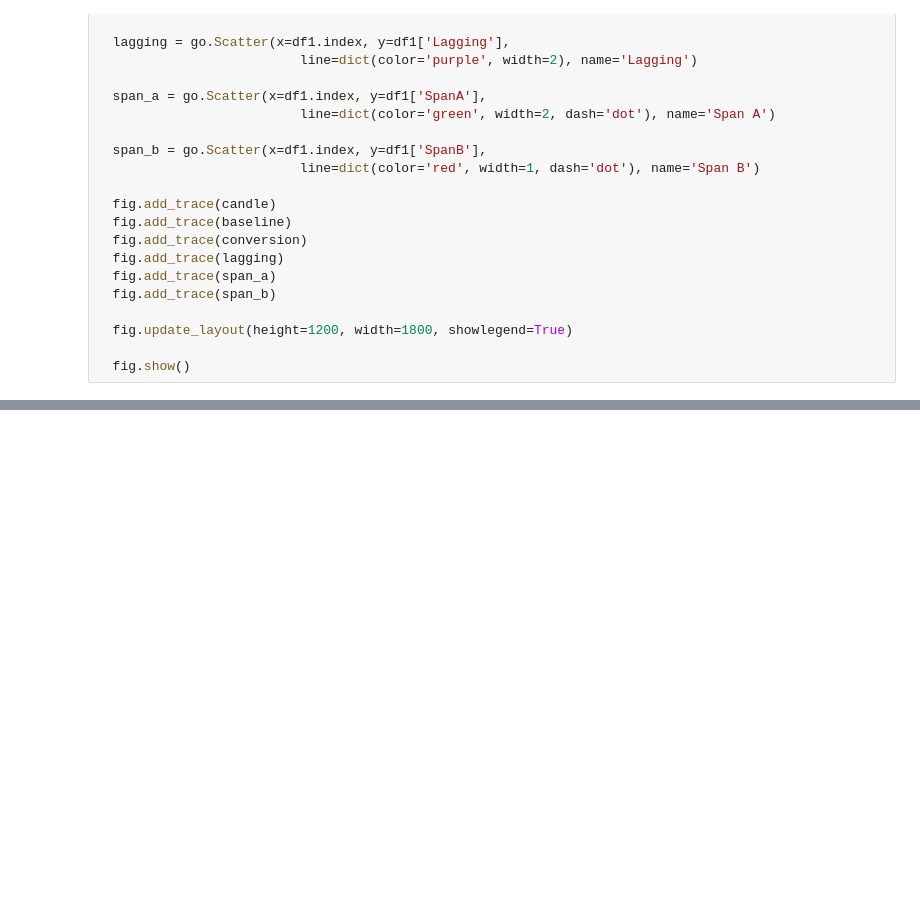
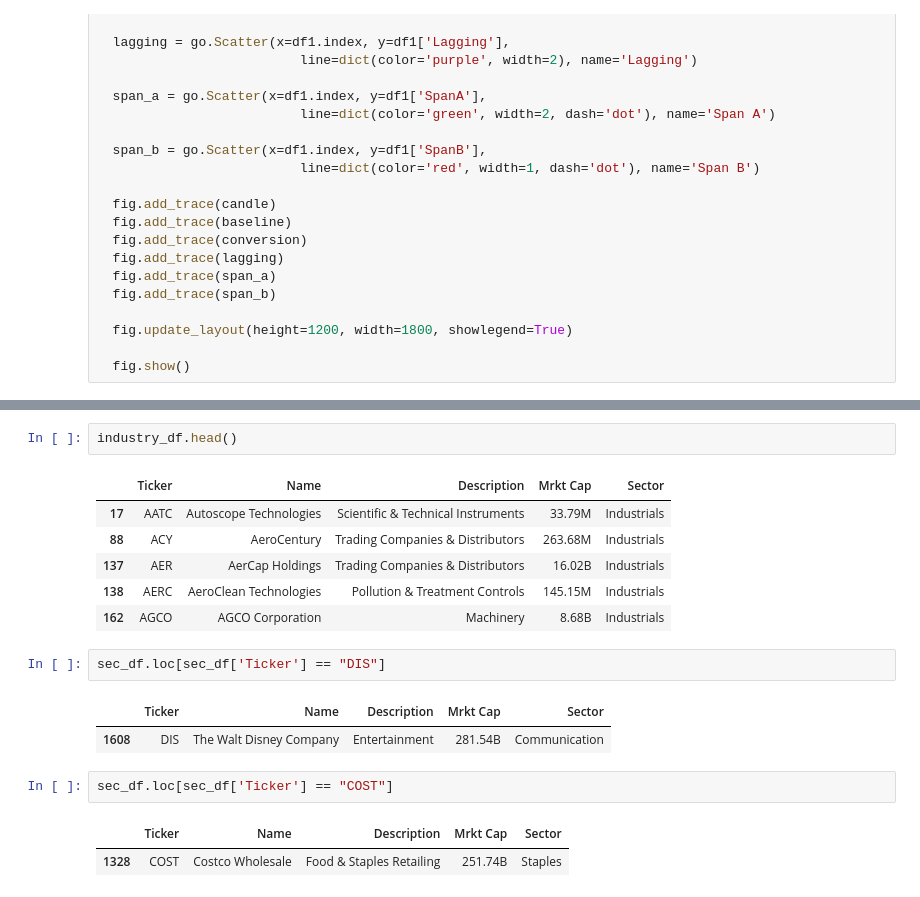
Before and after one commit to emily1618/Data-Portfolio, a Jupyter notebook: Investment.ipynb, the cells around one changed output, grey strips where cells are left out. Saved outputs shown, nothing was run; the diff lists cells and outputs as text; blank space fills up the shorter version.

```diff
--- a/Investment.ipynb
+++ b/Investment.ipynb
@@ -397,0 +440,19 @@ get_ichimoku(costco)
+# %%
+industry_df.head()
+# %% [output]
+|  | Ticker | Name | Description | Mrkt Cap | Sector |
+| 17 | AATC | Autoscope Technologies | Scientific & Technical Instruments | 33.79M | Industrials |
+| 88 | ACY | AeroCentury | Trading Companies & Distributors | 263.68M | Industrials |
+| 137 | AER | AerCap Holdings | Trading Companies & Distributors | 16.02B | Industrials |
+| 138 | AERC | AeroClean Technologies | Pollution & Treatment Controls | 145.15M | Industrials |
+| 162 | AGCO | AGCO Corporation | Machinery | 8.68B | Industrials |
+# %%
+sec_df.loc[sec_df['Ticker'] == "DIS"]
+# %% [output]
+|  | Ticker | Name | Description | Mrkt Cap | Sector |
+| 1608 | DIS | The Walt Disney Company | Entertainment | 281.54B | Communication |
+# %%
+sec_df.loc[sec_df['Ticker'] == "COST"]
+# %% [output]
+|  | Ticker | Name | Description | Mrkt Cap | Sector |
+| 1328 | COST | Costco Wholesale | Food & Staples Retailing | 251.74B | Staples |
```
Also changed, not shown: parts of 15 cells of this notebook.
